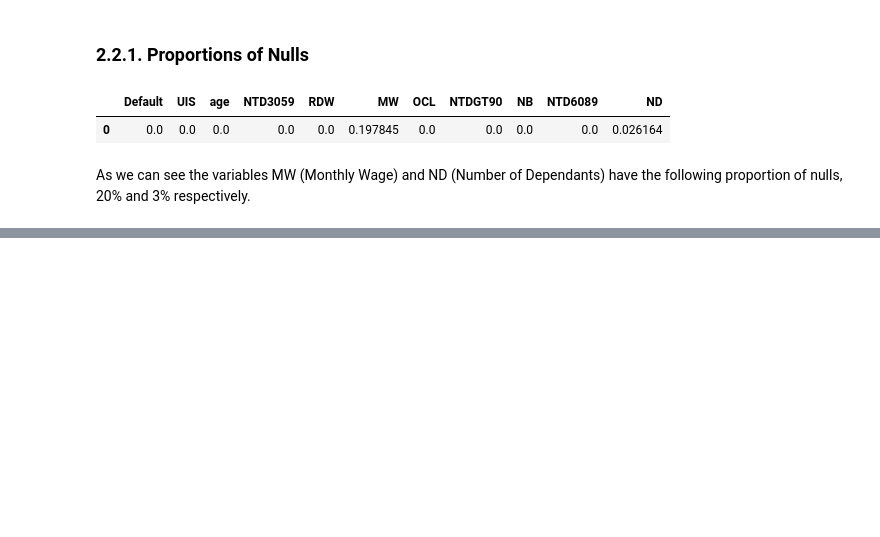
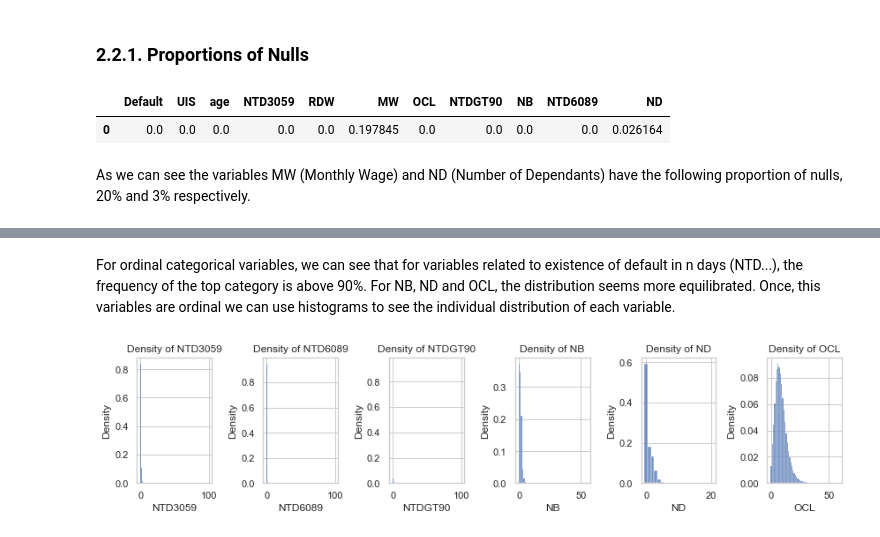
Before and after one commit to jlpscampos/Credit-Default-Model, a Jupyter notebook: EDA.ipynb, the cells around one changed output, grey strips where cells are left out. Saved outputs shown, nothing was run; the diff lists cells and outputs as text; code cells hidden in the pictures; blank space fills up the shorter version.

```diff
--- a/EDA.ipynb
+++ b/EDA.ipynb
@@ -102,0 +149,3 @@ plt.show()
+# %%
+categorical = ['NTD3059','NTD6089','NTDGT90','NB','ND','OCL']
+df[categorical].describe()
@@ -102,0 +158,27 @@ plt.show()
+# %% [markdown]
+For ordinal categorical variables, we can see that for variables related to existence of default in n days (NTD...), the frequency of the top category is above 90%. For NB, ND and OCL, the distribution seems more equilibrated. Once, this variables are ordinal we can use histograms to see the individual distribution of each variable.
+# %%
+sns.set(style="whitegrid")
+
+# Set the style for the plots (optional)
+sns.set(style="whitegrid")
+
+# Create subplots with 4 columns per row
+fig, axes = plt.subplots(nrows=1, ncols=6, figsize=(12, 3))
+
+# Flatten the axes for easier iteration
+axes = axes.flatten()
+
+# Iterate through each column and plot the PDF
+for i, col in enumerate(categorical):
+    #sns.kdeplot(data=df[column], ax=axes[i], fill=True)
+    sns.histplot(data=df, x=col, stat="density", ax=axes[i], fill=True)
+    axes[i].set_title(f'Density of {col}')
+
+# Adjust layout
+plt.tight_layout()
+
+# Show the plots
+plt.show()
+# %% [output]
+[figure, added]
```
Also changed, not shown: parts of 13 cells of this notebook, 1 other file.
